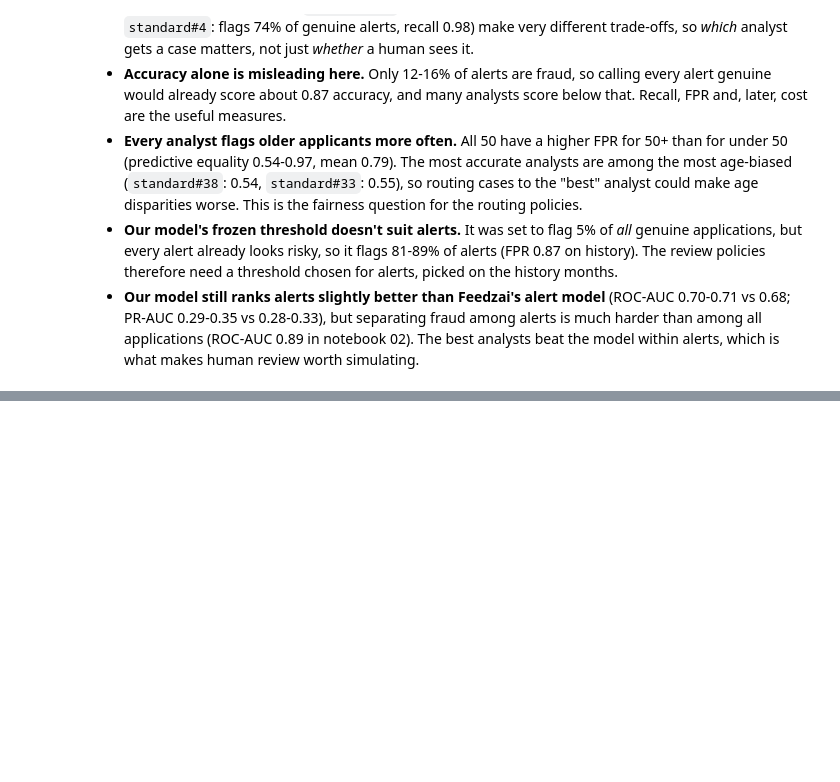
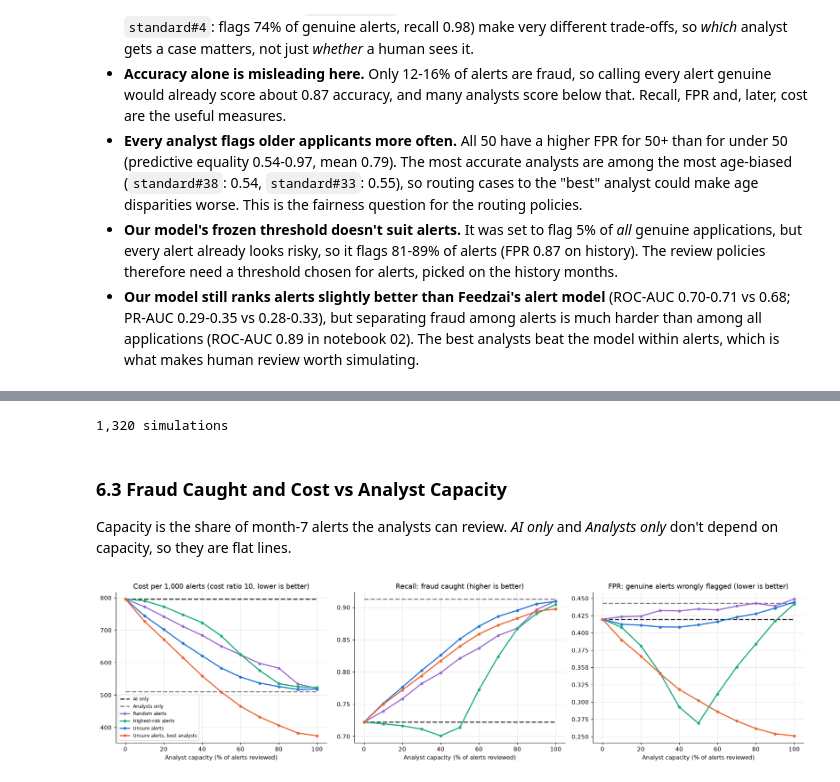
Before and after one commit to ErinaTjin/bt4012_grp10, a Jupyter notebook: notebooks/03_human_ai_review.ipynb, the cells around one changed output, grey strips where cells are left out. Saved outputs shown, nothing was run; the diff lists cells and outputs as text; code cells hidden in the pictures; blank space fills up the shorter version.

Commit message:
feat: add review-policy simulation and summary to FiFAR notebook

```diff
--- a/notebooks/03_human_ai_review.ipynb
+++ b/notebooks/03_human_ai_review.ipynb
@@ -353,0 +524,42 @@ pd.concat([analyst_profile.sort_values('accuracy', ascending=False).head(5),
+# %%
+rows = []
+for ratio in COST_RATIOS:
+    for policy in POLICIES:
+        for capacity in CAPACITIES:
+            for seed in SEEDS:
+                decisions, n_reviewed = simulate(policy, capacity, ratio, seed)
+                rows.append({'cost ratio': ratio, 'policy': policy, 'capacity': capacity, 'seed': seed,
+                             'share reviewed': n_reviewed / len(decisions),
+                             **policy_metrics(decisions, ratio)})
+
+simulation = pd.DataFrame(rows)
+results = simulation.drop(columns='seed').groupby(['cost ratio', 'policy', 'capacity'], sort=False).mean()
+print(f'{len(simulation):,} simulations')
+# %% [output]
+1,320 simulations
+# %% [markdown]
+### **6.3 Fraud Caught and Cost vs Analyst Capacity**
+Capacity is the share of month-7 alerts the analysts can review. *AI only* and *Analysts only* don't depend on capacity, so they are flat lines.
+# %%
+main = results.loc[MAIN_RATIO].reset_index()
+
+fig, axes = plt.subplots(1, 3, figsize=(17, 4.5))
+for policy in POLICIES:
+    part = main[main['policy'] == policy]
+    style = dict(color=POLICY_COLOURS[policy], linewidth=2, marker='o', markersize=4, label=policy)
+    if policy in ('AI only', 'Analysts only'):
+        style.update(marker=None, linestyle='--')
+    axes[0].plot(part['capacity'] * 100, part['cost per 1,000 alerts'], **style)
+    axes[1].plot(part['capacity'] * 100, part['recall'], **style)
+    axes[2].plot(part['capacity'] * 100, part['FPR'], **style)
+
+axes[0].set_title(f'Cost per 1,000 alerts (cost ratio {MAIN_RATIO}, lower is better)')
+axes[1].set_title('Recall: fraud caught (higher is better)')
+axes[2].set_title('FPR: genuine alerts wrongly flagged (lower is better)')
+for ax in axes:
+    ax.set_xlabel('Analyst capacity (% of alerts reviewed)')
+axes[0].legend(fontsize=8)
+plt.tight_layout()
+plt.show()
+# %% [output]
+[figure, added]
```
Also changed, not shown: parts of 15 cells of this notebook, 1 other file.
